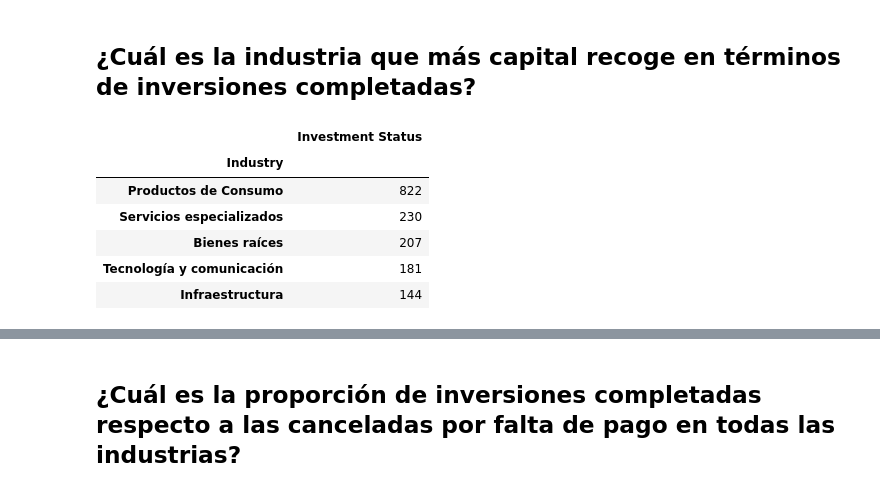
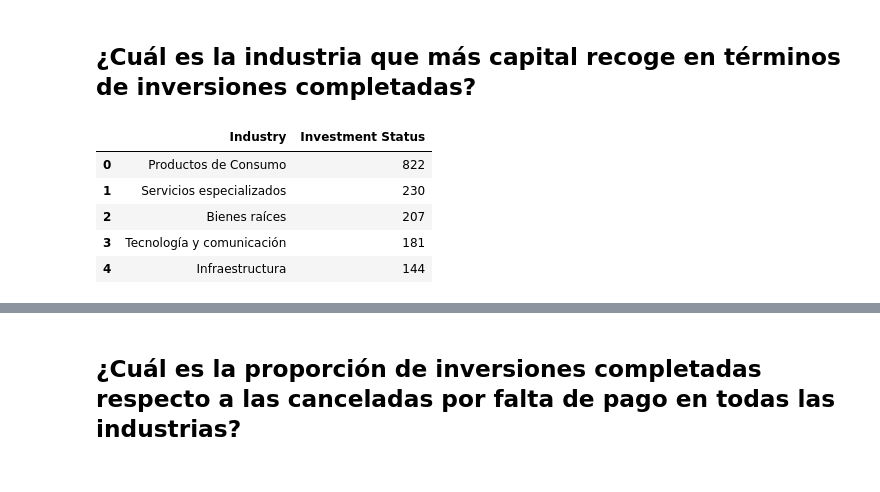
Before and after one commit to alexrodriguezh/test_pb, a Jupyter notebook: scripts/investments.ipynb, the cells around one changed output, grey strips where cells are left out. Saved outputs shown, nothing was run; the diff lists cells and outputs as text; code cells hidden in the pictures.

```diff
--- a/scripts/investments.ipynb
+++ b/scripts/investments.ipynb
@@ -166,13 +252,12 @@ completed_inv
 # %% [markdown]
 ## ¿Cuál es la industria que más capital recoge en términos de inversiones completadas?
 # %%
-industry_inv = completed_inv.groupby('Industry')[['Investment Status']].count().sort_values(by='Investment Status', ascending=False)
+industry_inv = completed_inv.groupby('Industry')[['Investment Status']].count().sort_values(by='Investment Status', ascending=False).reset_index()
 industry_inv
 # %% [output]
-|  | Investment Status |
-| Industry |  |
-| Productos de Consumo | 822 |
-| Servicios especializados | 230 |
-| Bienes raíces | 207 |
-| Tecnología y comunicación | 181 |
-| Infraestructura | 144 |
+|  | Industry | Investment Status |
+| 0 | Productos de Consumo | 822 |
+| 1 | Servicios especializados | 230 |
+| 2 | Bienes raíces | 207 |
+| 3 | Tecnología y comunicación | 181 |
+| 4 | Infraestructura | 144 |
```
Also changed, not shown: parts of 14 cells of this notebook.
